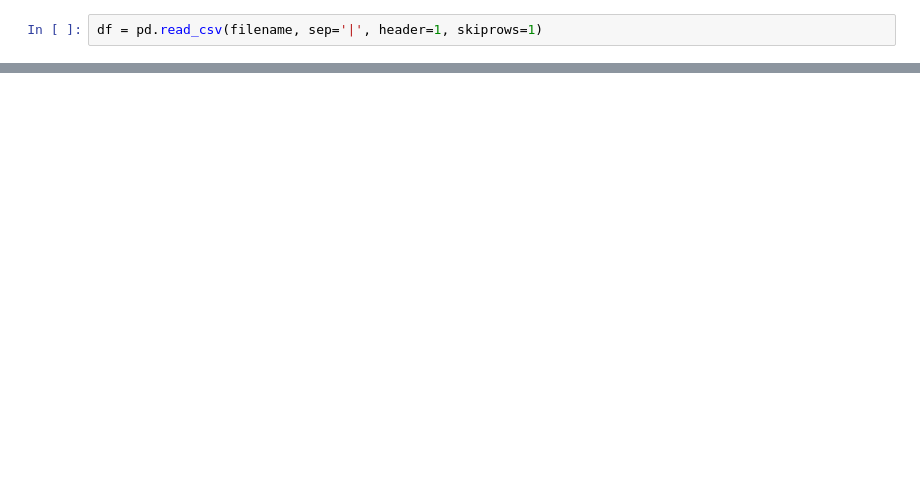
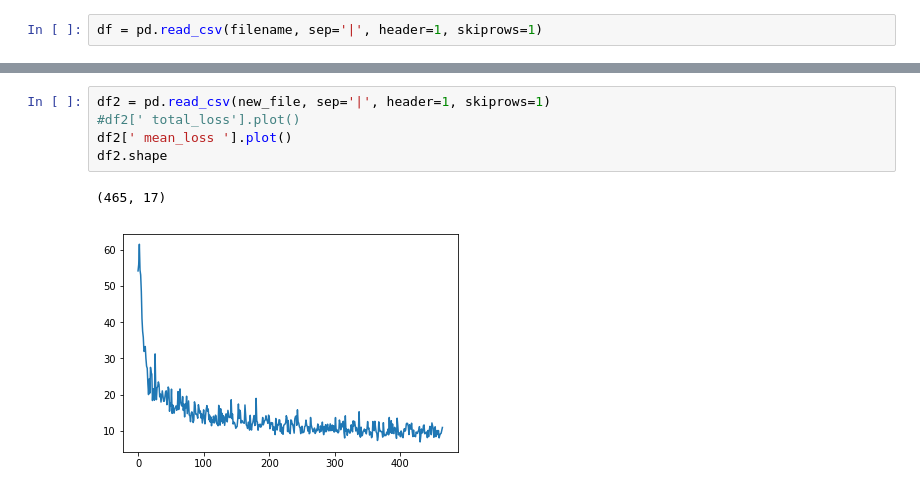
Before and after one commit to aelskhawy/own_adl4cv, a Jupyter notebook: read_logs.ipynb, the cells around one changed output, grey strips where cells are left out. Saved outputs shown, nothing was run; the diff lists cells and outputs as text; blank space fills up the shorter version.

```diff
--- a/read_logs.ipynb
+++ b/read_logs.ipynb
@@ -9,0 +27,8 @@ df = pd.read_csv(filename, sep='|', header=1, skiprows=1)
+# %%
+df2 = pd.read_csv(new_file, sep='|', header=1, skiprows=1)
+#df2[' total_loss'].plot()
+df2[' mean_loss '].plot()
+df2.shape
+# %% [output]
+(465, 17)
+[figure, added]
```
Also changed, not shown: parts of 22 cells of this notebook, 11 other files.
